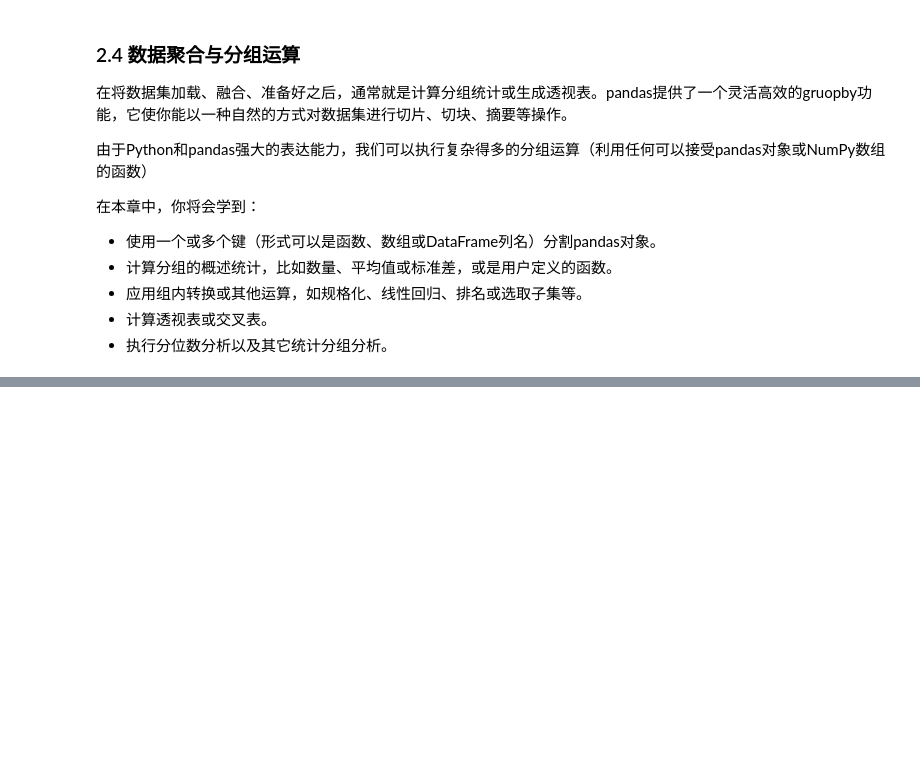
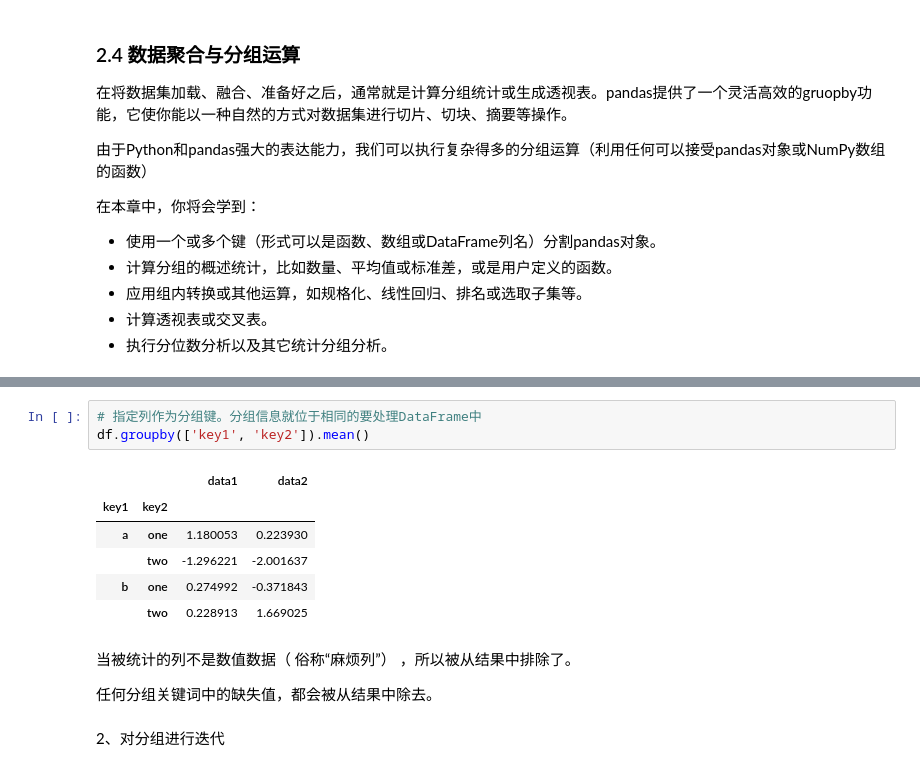
Before and after one commit to thirsd/tutorial, a Jupyter notebook: pandas.ipynb, the cells around one changed output, grey strips where cells are left out. Saved outputs shown, nothing was run; the diff lists cells and outputs as text; blank space fills up the shorter version.

```diff
--- a/pandas.ipynb
+++ b/pandas.ipynb
@@ -2752,0 +2815,16 @@ melted.set_index(['key', 'variable']).unstack('variable')
+# %%
+# 指定列作为分组键。分组信息就位于相同的要处理DataFrame中
+df.groupby(['key1', 'key2']).mean()
+# %% [output]
+|  |  | data1 | data2 |
+| key1 | key2 |  |  |
+| a | one | 1.180053 | 0.223930 |
+|  | two | -1.296221 | -2.001637 |
+| b | one | 0.274992 | -0.371843 |
+|  | two | 0.228913 | 1.669025 |
+# %% [markdown]
+当被统计的列不是数值数据（ 俗称“麻烦列”） ，所以被从结果中排除了。
+
+任何分组关键词中的缺失值，都会被从结果中除去。
+# %% [markdown]
+2、对分组进行迭代
```
Also changed, not shown: parts of 64 cells of this notebook.
